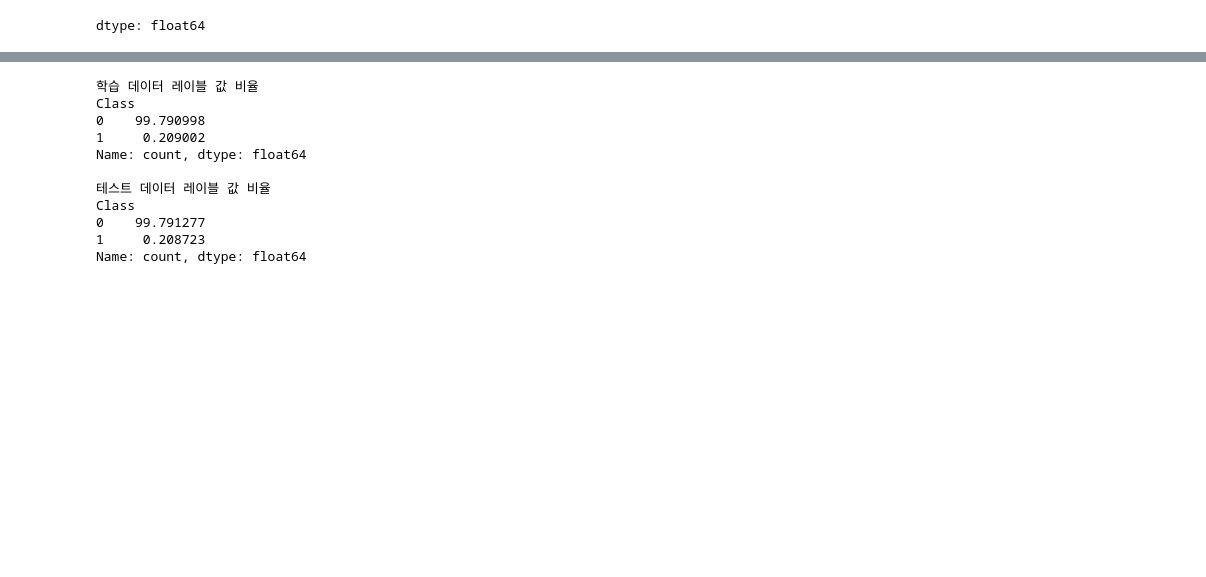
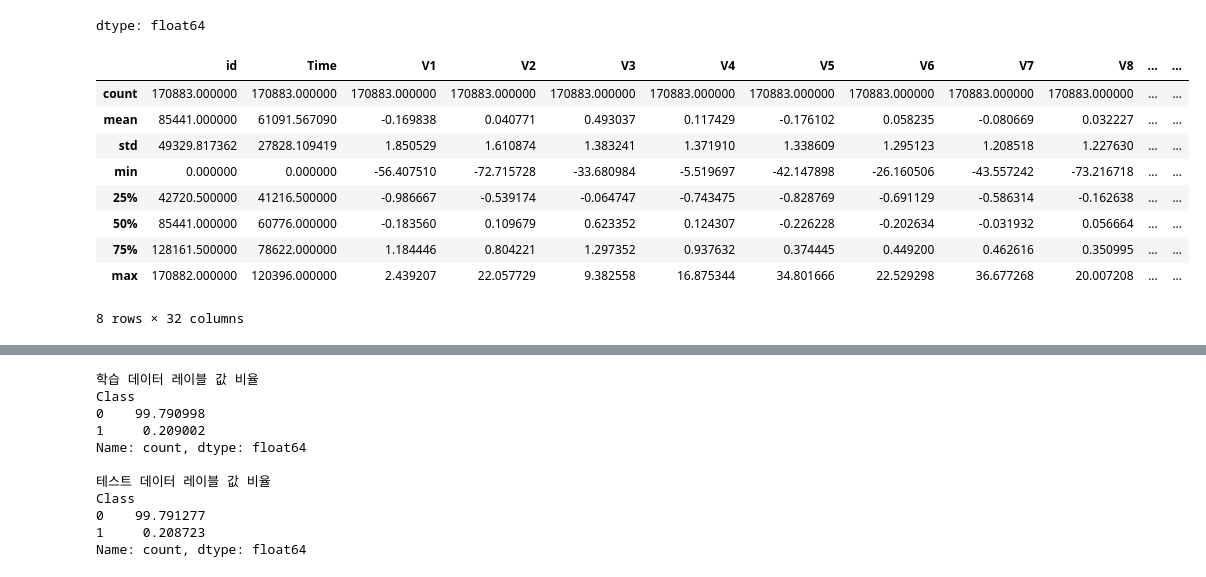
Before and after one commit to sunyoungmoon012/first-repository, a Jupyter notebook: test_notebook.ipynb, the cells around one changed output, grey strips where cells are left out. Drawn from its saved outputs; the diff is of its cells as text; code cells hidden in the pictures; blank space fills up the shorter version.

```diff
--- a/test_notebook.ipynb
+++ b/test_notebook.ipynb
@@ -122,3 +108,16 @@ train["Class"].value_counts(normalize=True)*100
 | 0 | 99.78933 |
 | 1 | 0.21067 |
 dtype: float64
+# %%
+train.describe()
+# %% [output]
+|  | id | Time | V1 | V2 | V3 | V4 | V5 | V6 | V7 | V8 | ... | ... |
+| count | 170883.000000 | 170883.000000 | 170883.000000 | 170883.000000 | 170883.000000 | 170883.000000 | 170883.000000 | 170883.000000 | 170883.000000 | 170883.000000 | ... | ... |
+| mean | 85441.000000 | 61091.567090 | -0.169838 | 0.040771 | 0.493037 | 0.117429 | -0.176102 | 0.058235 | -0.080669 | 0.032227 | ... | ... |
+| std | 49329.817362 | 27828.109419 | 1.850529 | 1.610874 | 1.383241 | 1.371910 | 1.338609 | 1.295123 | 1.208518 | 1.227630 | ... | ... |
+| min | 0.000000 | 0.000000 | -56.407510 | -72.715728 | -33.680984 | -5.519697 | -42.147898 | -26.160506 | -43.557242 | -73.216718 | ... | ... |
+| 25% | 42720.500000 | 41216.500000 | -0.986667 | -0.539174 | -0.064747 | -0.743475 | -0.828769 | -0.691129 | -0.586314 | -0.162638 | ... | ... |
+| 50% | 85441.000000 | 60776.000000 | -0.183560 | 0.109679 | 0.623352 | 0.124307 | -0.226228 | -0.202634 | -0.031932 | 0.056664 | ... | ... |
+| 75% | 128161.500000 | 78622.000000 | 1.184446 | 0.804221 | 1.297352 | 0.937632 | 0.374445 | 0.449200 | 0.462616 | 0.350995 | ... | ... |
+| max | 170882.000000 | 120396.000000 | 2.439207 | 22.057729 | 9.382558 | 16.875344 | 34.801666 | 22.529298 | 36.677268 | 20.007208 | ... | ... |
+8 rows × 32 columns
```
Also changed, not shown: parts of 10 cells of this notebook.
